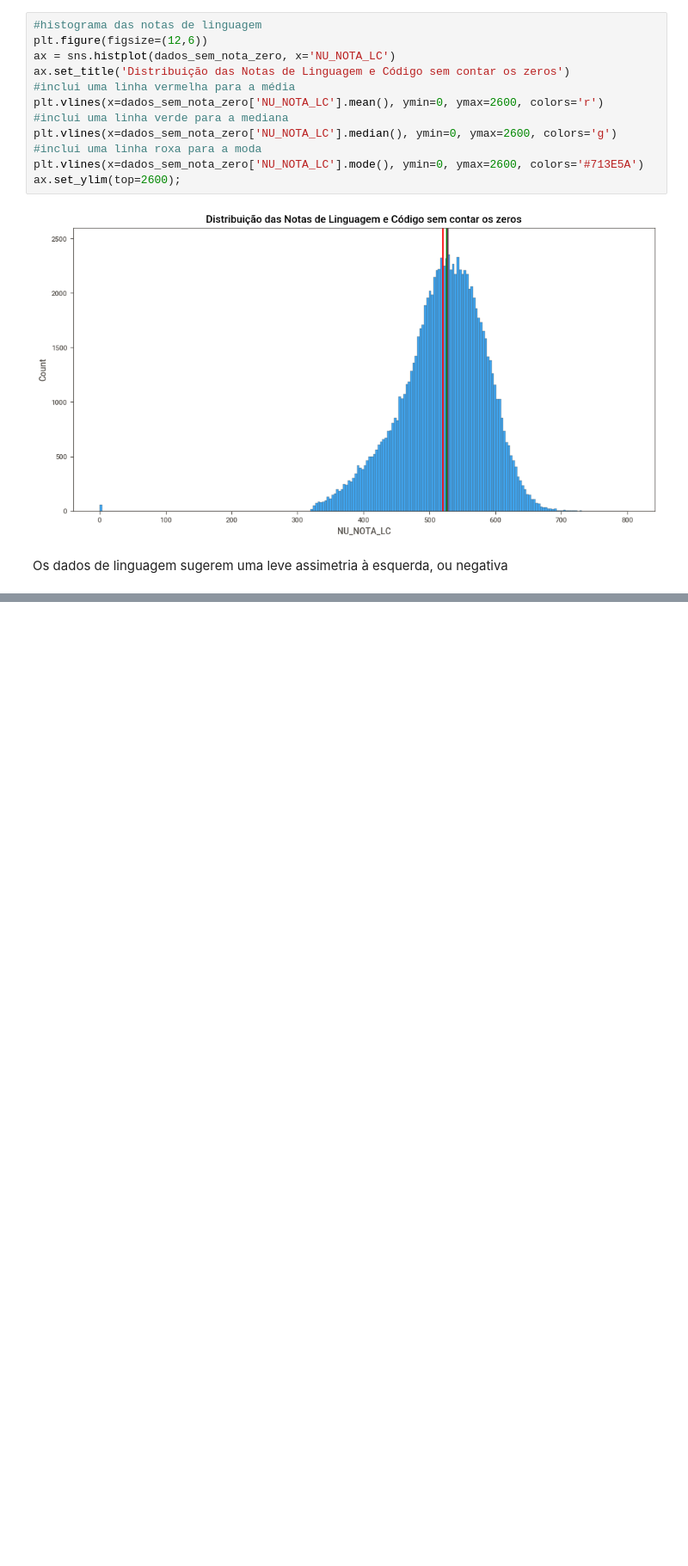
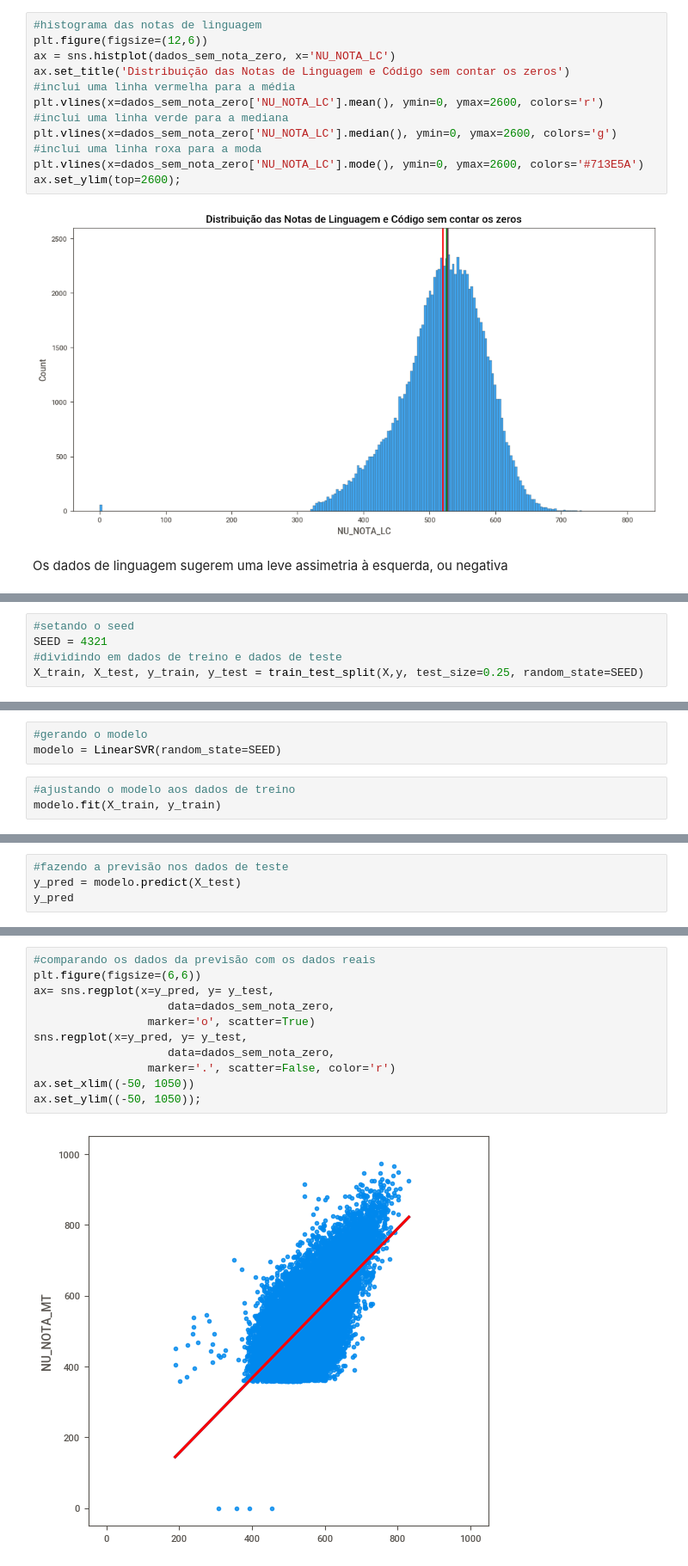
Before and after one commit to ClarisseAlvarenga/lives_twitch, a Jupyter notebook: Imersão_Alura_Dados_2_2020_Clarisse.ipynb, the cells around one changed output, grey strips where cells are left out. Shown at 86% size. Cells and saved outputs as stored; diff of their text form; blank space fills up the shorter version.

```diff
--- a/Imersão_Alura_Dados_2_2020_Clarisse.ipynb
+++ b/Imersão_Alura_Dados_2_2020_Clarisse.ipynb
@@ -1310,0 +1358,5 @@ Os dados de linguagem sugerem uma leve assimetria à esquerda, ou negativa
+# %%
+#setando o seed
+SEED = 4321
+#dividindo em dados de treino e dados de teste
+X_train, X_test, y_train, y_test = train_test_split(X,y, test_size=0.25, random_state=SEED)
@@ -1310,0 +1385,6 @@ Os dados de linguagem sugerem uma leve assimetria à esquerda, ou negativa
+# %%
+#gerando o modelo
+modelo = LinearSVR(random_state=SEED)
+# %%
+#ajustando o modelo aos dados de treino
+modelo.fit(X_train, y_train)
@@ -1310,0 +1395,4 @@ Os dados de linguagem sugerem uma leve assimetria à esquerda, ou negativa
+# %%
+#fazendo a previsão nos dados de teste
+y_pred = modelo.predict(X_test)
+y_pred
@@ -1310,0 +1411,13 @@ Os dados de linguagem sugerem uma leve assimetria à esquerda, ou negativa
+# %%
+#comparando os dados da previsão com os dados reais
+plt.figure(figsize=(6,6))
+ax= sns.regplot(x=y_pred, y= y_test,
+                    data=dados_sem_nota_zero,
+                 marker='o', scatter=True)
+sns.regplot(x=y_pred, y= y_test,
+                    data=dados_sem_nota_zero,
+                 marker='.', scatter=False, color='r')
+ax.set_xlim((-50, 1050))
+ax.set_ylim((-50, 1050));
+# %% [output]
+[figure, added]
```
Also changed, not shown: parts of 80 cells of this notebook.
